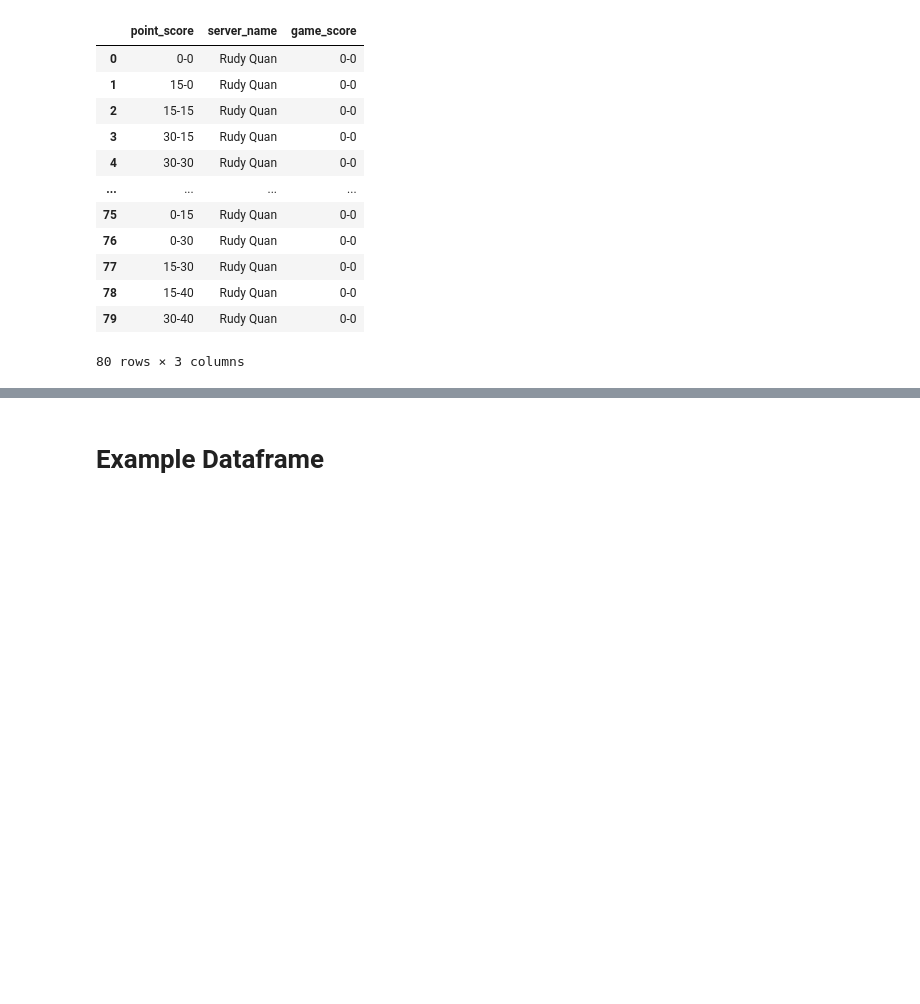
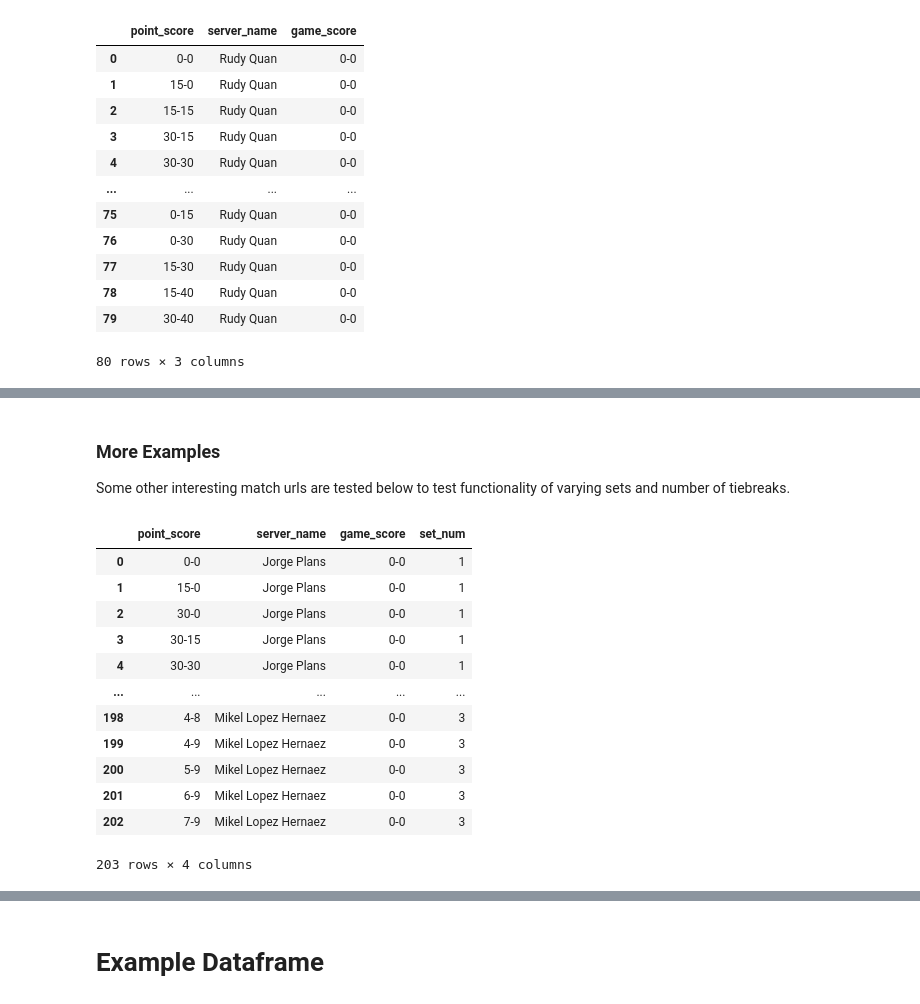
Before and after one commit to cjgimena/Webscraping-Project, a Jupyter notebook: Webscraping Project.ipynb, the cells around one changed output, grey strips where cells are left out. Saved outputs shown, nothing was run; the diff lists cells and outputs as text; code cells hidden in the pictures; blank space fills up the shorter version.

Commit message:
updated scraping function to support all set formats and tiebreaks; added comments and markdown where necessary

```diff
--- a/Webscraping Project.ipynb
+++ b/Webscraping Project.ipynb
@@ -595,0 +565,21 @@ df
+# %% [markdown]
+### More Examples
+
+Some other interesting match urls are tested below to test functionality of varying sets and number of tiebreaks.
+# %%
+url = 'https://www.tennislive.net/atp/match/jorge-plans-VS-mikel-lopez-hernaez/m25-bakio-2024/'
+extract_point_by_point(url)
+# %% [output]
+|  | point_score | server_name | game_score | set_num |
+| 0 | 0-0 | Jorge Plans | 0-0 | 1 |
+| 1 | 15-0 | Jorge Plans | 0-0 | 1 |
+| 2 | 30-0 | Jorge Plans | 0-0 | 1 |
+| 3 | 30-15 | Jorge Plans | 0-0 | 1 |
+| 4 | 30-30 | Jorge Plans | 0-0 | 1 |
+| ... | ... | ... | ... | ... |
+| 198 | 4-8 | Mikel Lopez Hernaez | 0-0 | 3 |
+| 199 | 4-9 | Mikel Lopez Hernaez | 0-0 | 3 |
+| 200 | 5-9 | Mikel Lopez Hernaez | 0-0 | 3 |
+| 201 | 6-9 | Mikel Lopez Hernaez | 0-0 | 3 |
+| 202 | 7-9 | Mikel Lopez Hernaez | 0-0 | 3 |
+203 rows × 4 columns
```
Also changed, not shown: parts of 39 cells of this notebook.
